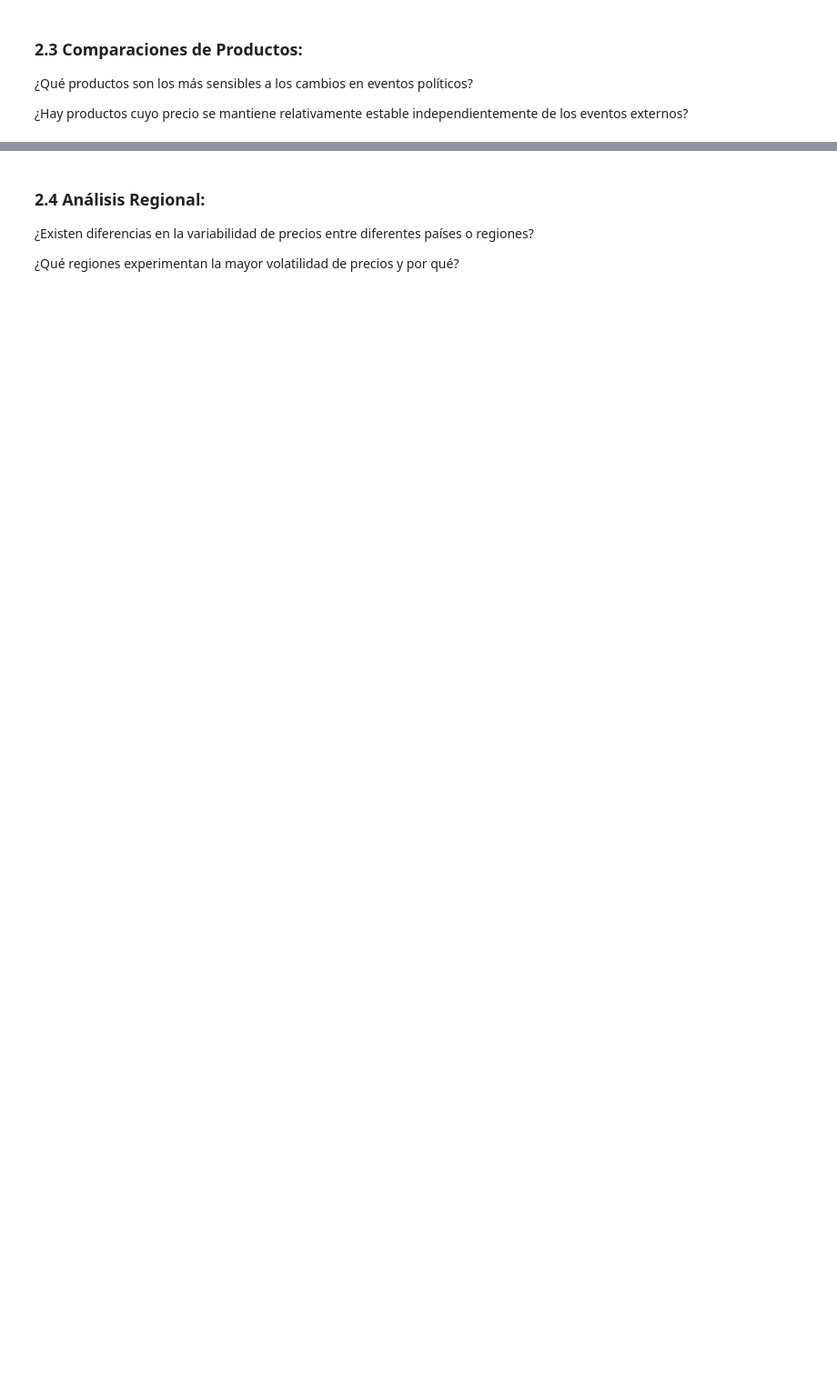
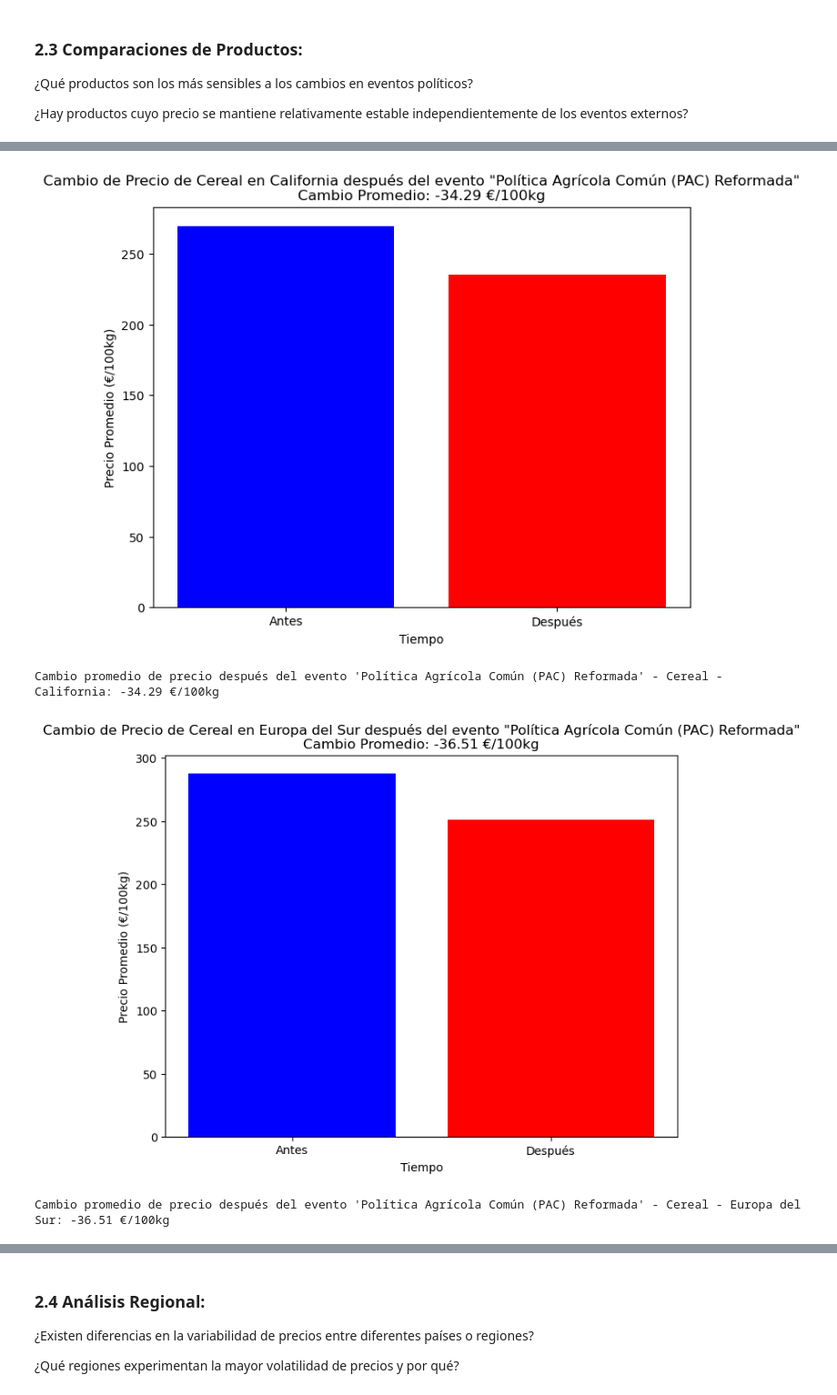
Before and after one commit to Veroski/Base-de-Datos, a Jupyter notebook: analisis.ipynb, the cells around one changed output, grey strips where cells are left out. Shown at 91% size. Cells and saved outputs as stored; diff of their text form; code cells hidden in the pictures; blank space fills up the shorter version.

```diff
--- a/analisis.ipynb
+++ b/analisis.ipynb
@@ -273,0 +429,27 @@ En el caso de las verduras, al observar los datos en su totalidad, al igual que
+# %%
+import matplotlib.pyplot as plt
+
+# Agrupar por evento, tipo de producto y región
+grouped_data = resultados_df.groupby(['Evento', 'TipoProducto', 'Region'])
+
+# Graficar cambio de precio antes vs después para cada grupo
+for group, data in grouped_data:
+    evento, tipo_producto, region = group
+
+    cambio_promedio = data['Cambio'].mean()
+
+    # Crear gráfico de barras
+    plt.figure(figsize=(8, 6))
+    plt.bar(['Antes', 'Después'], [data['PromedioAntes'].mean(), data['PromedioDespues'].mean()], color=['blue', 'red'])
+    plt.xlabel('Tiempo')
+    plt.ylabel('Precio Promedio (€/100kg)')
+    plt.title(f'Cambio de Precio de {tipo_producto} en {region} después del evento "{evento}"\nCambio Promedio: {cambio_promedio:.2f} €/100kg')
+    plt.show()
+
+    # Imprimir cambio, región y tipo de producto
+    print(f"Cambio promedio de precio después del evento '{evento}' - {tipo_producto} - {region}: {cambio_promedio:.2f} €/100kg")
+# %% [output]
+[figure, added]
+Cambio promedio de precio después del evento 'Política Agrícola Común (PAC) Reformada' - Cereal - California: -34.29 €/100kg
+[figure, added]
+Cambio promedio de precio después del evento 'Política Agrícola Común (PAC) Reformada' - Cereal - Europa del Sur: -36.51 €/100kg
```
Also changed, not shown: parts of 16 cells of this notebook.
